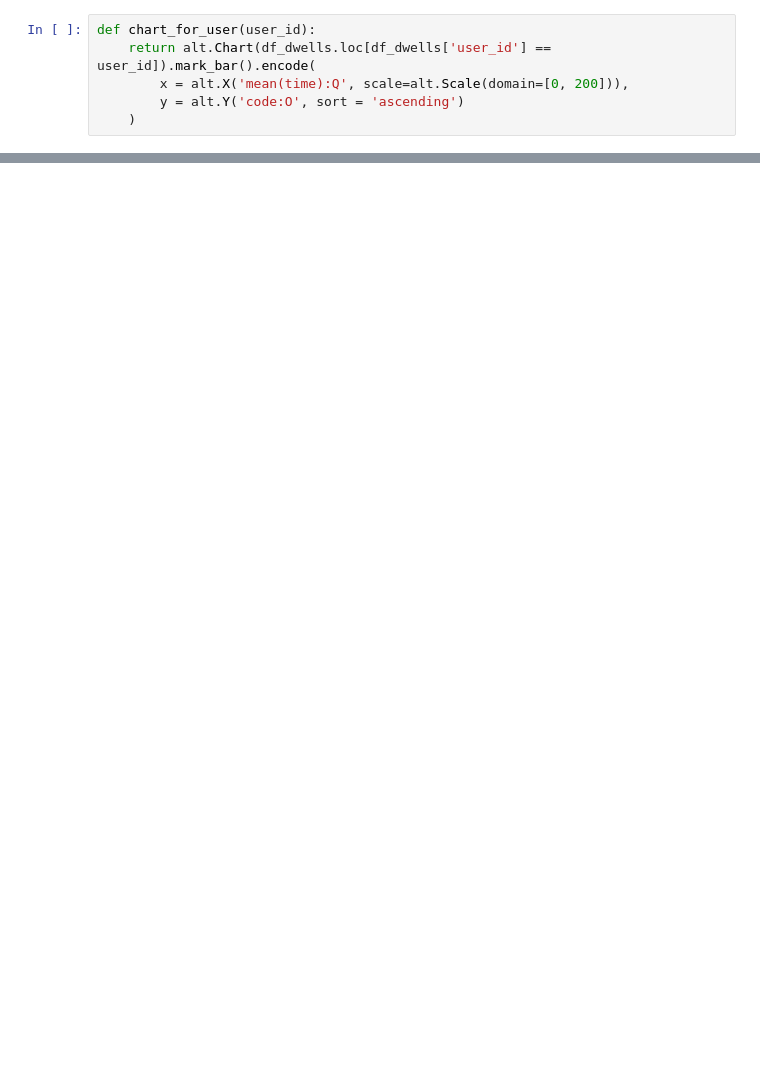
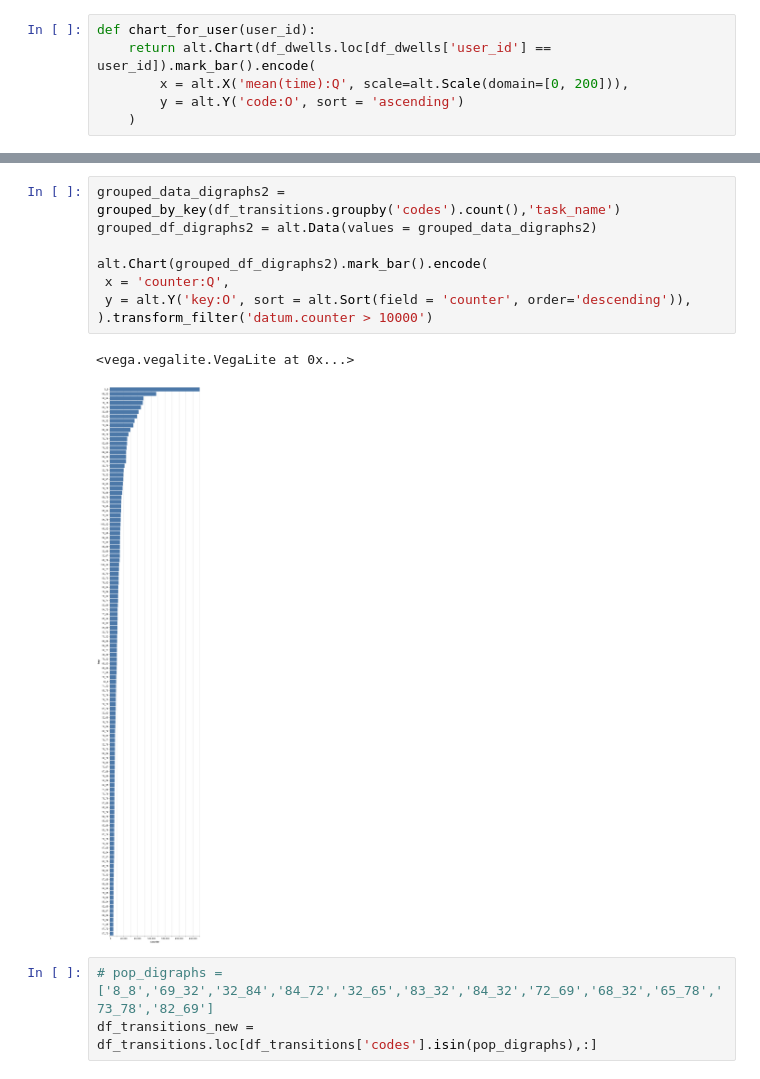
Before and after one commit to vbyno/keystroke_dynamics, a Jupyter notebook: keystroke_dynamics.ipynb, the cells around one changed output, grey strips where cells are left out. Cells and saved outputs as stored; diff of their text form; blank space fills up the shorter version.

```diff
--- a/keystroke_dynamics.ipynb
+++ b/keystroke_dynamics.ipynb
@@ -365,0 +506,14 @@ chart_for_user('A1IAK1JCYVR3R5')
+# %%
+grouped_data_digraphs2 = grouped_by_key(df_transitions.groupby('codes').count(),'task_name')
+grouped_df_digraphs2 = alt.Data(values = grouped_data_digraphs2)
+
+alt.Chart(grouped_df_digraphs2).mark_bar().encode(
+ x = 'counter:Q',
+ y = alt.Y('key:O', sort = alt.Sort(field = 'counter', order='descending')),
+).transform_filter('datum.counter > 10000')
+# %% [output]
+<vega.vegalite.VegaLite at 0x...>
+[figure, added]
+# %%
+# pop_digraphs = ['8_8','69_32','32_84','84_72','32_65','83_32','84_32','72_69','68_32','65_78','73_78','82_69']
+df_transitions_new = df_transitions.loc[df_transitions['codes'].isin(pop_digraphs),:]
```
Also changed, not shown: parts of 32 cells of this notebook.
